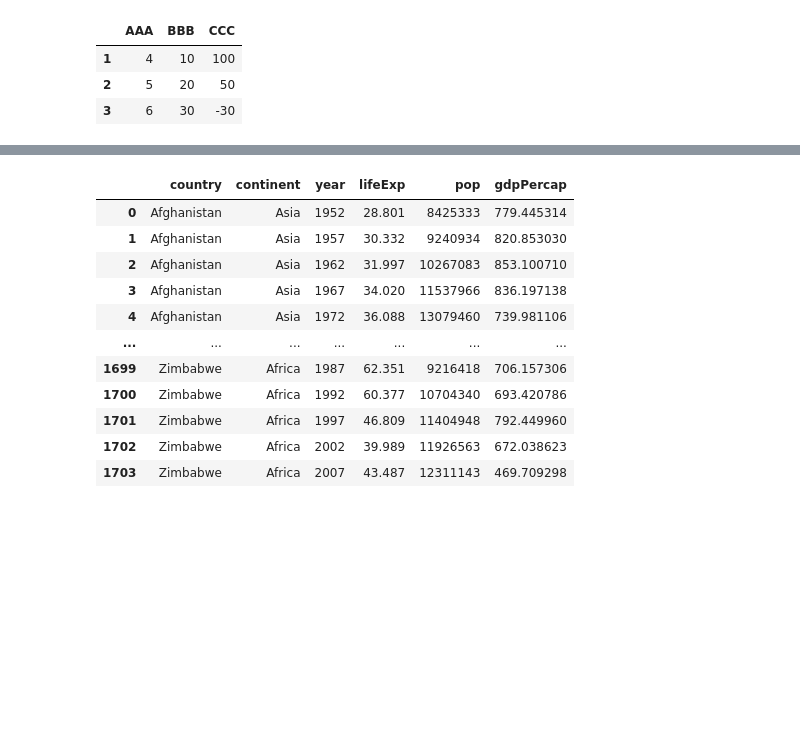
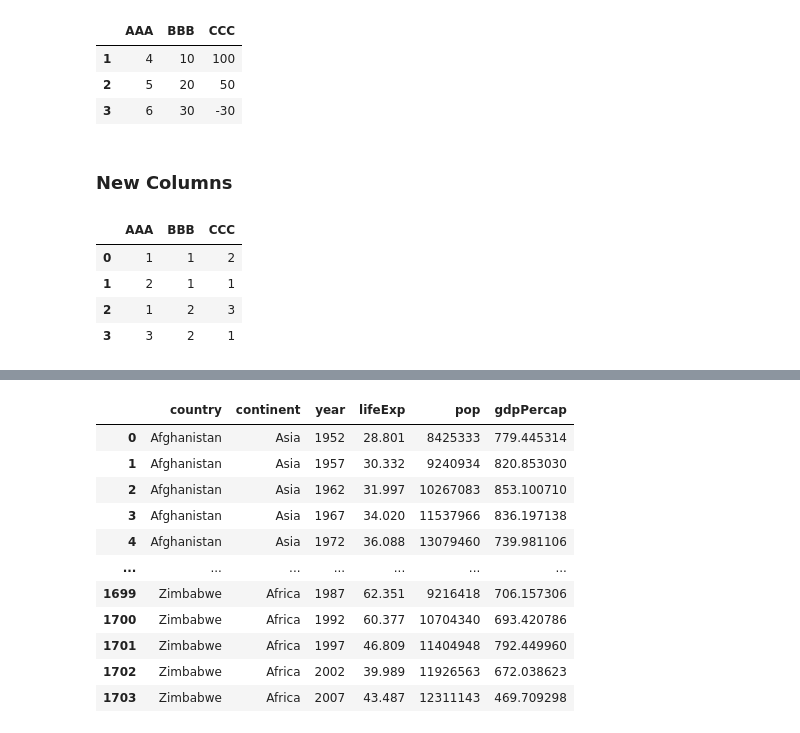
Before and after one commit to ChrisHSKim/python_for_everyone, a Jupyter notebook: notebooks/python with pandas.ipynb, the cells around one changed output, grey strips where cells are left out. Saved outputs shown, nothing was run; the diff lists cells and outputs as text; code cells hidden in the pictures; blank space fills up the shorter version.

```diff
--- a/notebooks/python with pandas.ipynb
+++ b/notebooks/python with pandas.ipynb
@@ -136,3 +136,17 @@ df2.loc[1:3]
 | 1 | 4 | 10 | 100 |
 | 2 | 5 | 20 | 50 |
 | 3 | 6 | 30 | -30 |
+# %% [markdown]
+### New Columns
+# %%
+df = pd.DataFrame({'AAA': [1, 2, 1, 3],
+                   'BBB': [1, 1, 2, 2],
+                   'CCC': [2, 1, 3, 1]})
+# %%
+df
+# %% [output]
+|  | AAA | BBB | CCC |
+| 0 | 1 | 1 | 2 |
+| 1 | 2 | 1 | 1 |
+| 2 | 1 | 2 | 3 |
+| 3 | 3 | 2 | 1 |
```
Also changed, not shown: parts of 8 cells of this notebook.
